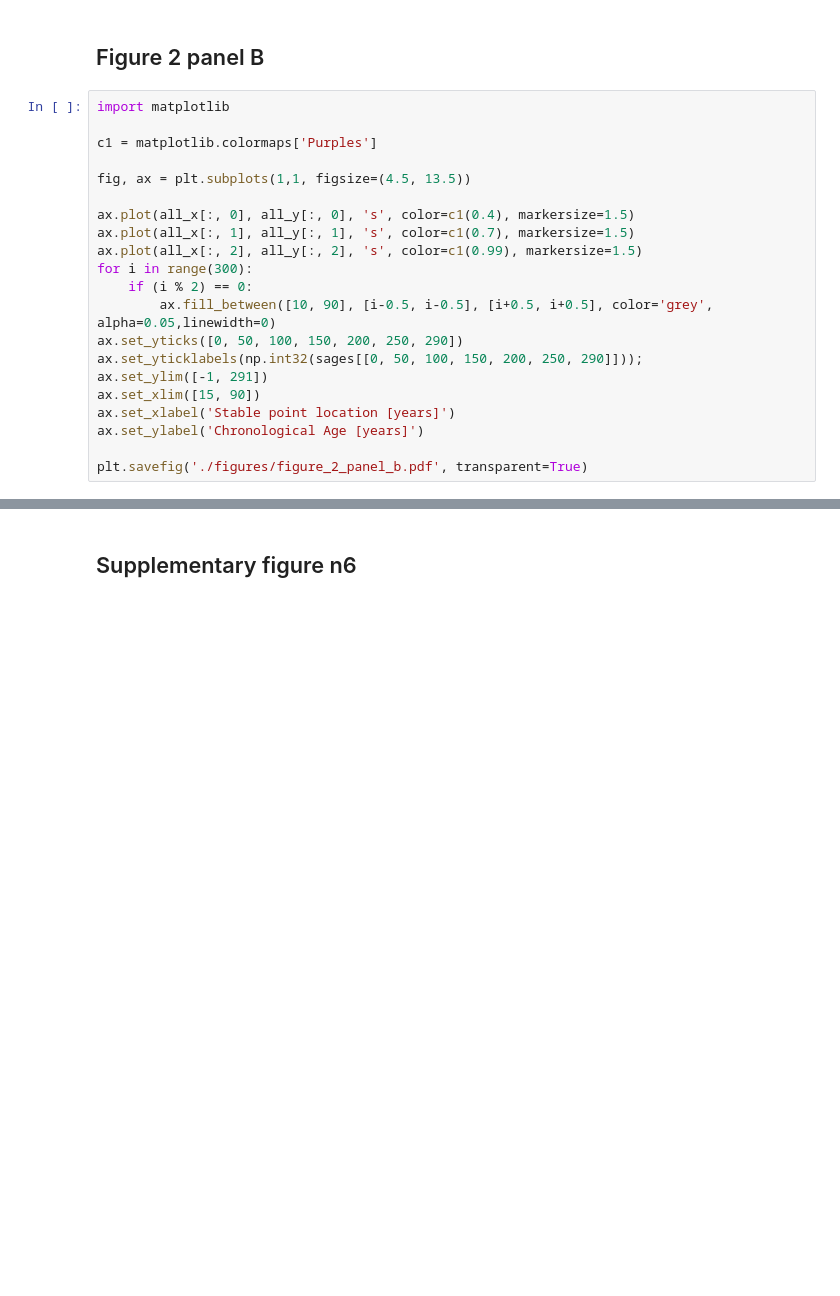
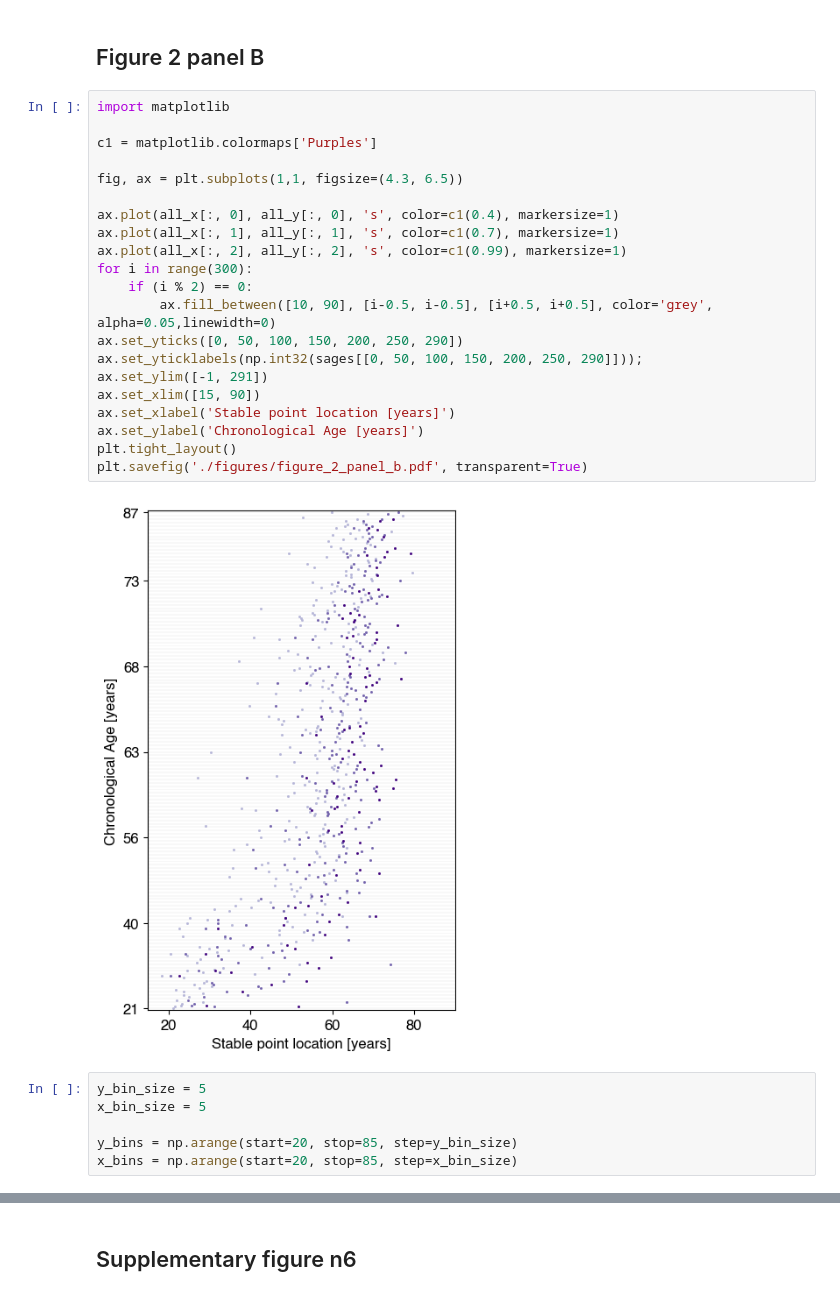
Before and after one commit to codelableidenvelux/ML_Age_Trajectory_2023, a Jupyter notebook: train_BAM.ipynb, the cells around one changed output, grey strips where cells are left out. Drawn from its saved outputs; the diff is of its cells as text; blank space fills up the shorter version.

```diff
--- a/train_MLAGE_model.ipynb
+++ b/train_BAM.ipynb
@@ -1386,21 +1393,29 @@ ax.set_xlabel('z-scored position of stable points');
 # %%
 import matplotlib
 
 c1 = matplotlib.colormaps['Purples']
 
-fig, ax = plt.subplots(1,1, figsize=(4.5, 13.5))
+fig, ax = plt.subplots(1,1, figsize=(4.3, 6.5))
 
-ax.plot(all_x[:, 0], all_y[:, 0], 's', color=c1(0.4), markersize=1.5)
-ax.plot(all_x[:, 1], all_y[:, 1], 's', color=c1(0.7), markersize=1.5)
-ax.plot(all_x[:, 2], all_y[:, 2], 's', color=c1(0.99), markersize=1.5)
+ax.plot(all_x[:, 0], all_y[:, 0], 's', color=c1(0.4), markersize=1)
+ax.plot(all_x[:, 1], all_y[:, 1], 's', color=c1(0.7), markersize=1)
+ax.plot(all_x[:, 2], all_y[:, 2], 's', color=c1(0.99), markersize=1)
 for i in range(300):
     if (i % 2) == 0:
         ax.fill_between([10, 90], [i-0.5, i-0.5], [i+0.5, i+0.5], color='grey', alpha=0.05,linewidth=0)
 ax.set_yticks([0, 50, 100, 150, 200, 250, 290])
 ax.set_yticklabels(np.int32(sages[[0, 50, 100, 150, 200, 250, 290]]));
 ax.set_ylim([-1, 291])
 ax.set_xlim([15, 90])
 ax.set_xlabel('Stable point location [years]')
 ax.set_ylabel('Chronological Age [years]')
-
+plt.tight_layout()
 plt.savefig('./figures/figure_2_panel_b.pdf', transparent=True)
+# %% [output]
+[figure, added]
+# %%
+y_bin_size = 5
+x_bin_size = 5
+
+y_bins = np.arange(start=20, stop=85, step=y_bin_size)
+x_bins = np.arange(start=20, stop=85, step=x_bin_size)
```
Also changed, not shown: parts of 8 cells of this notebook, 10 other files.
